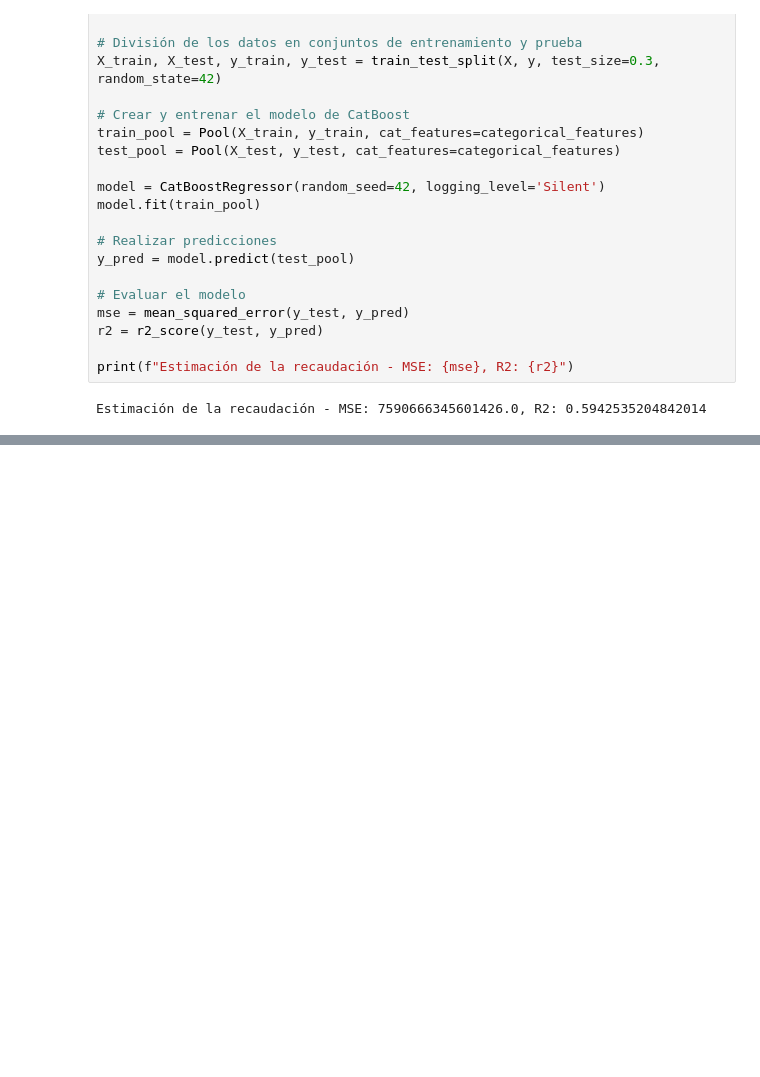
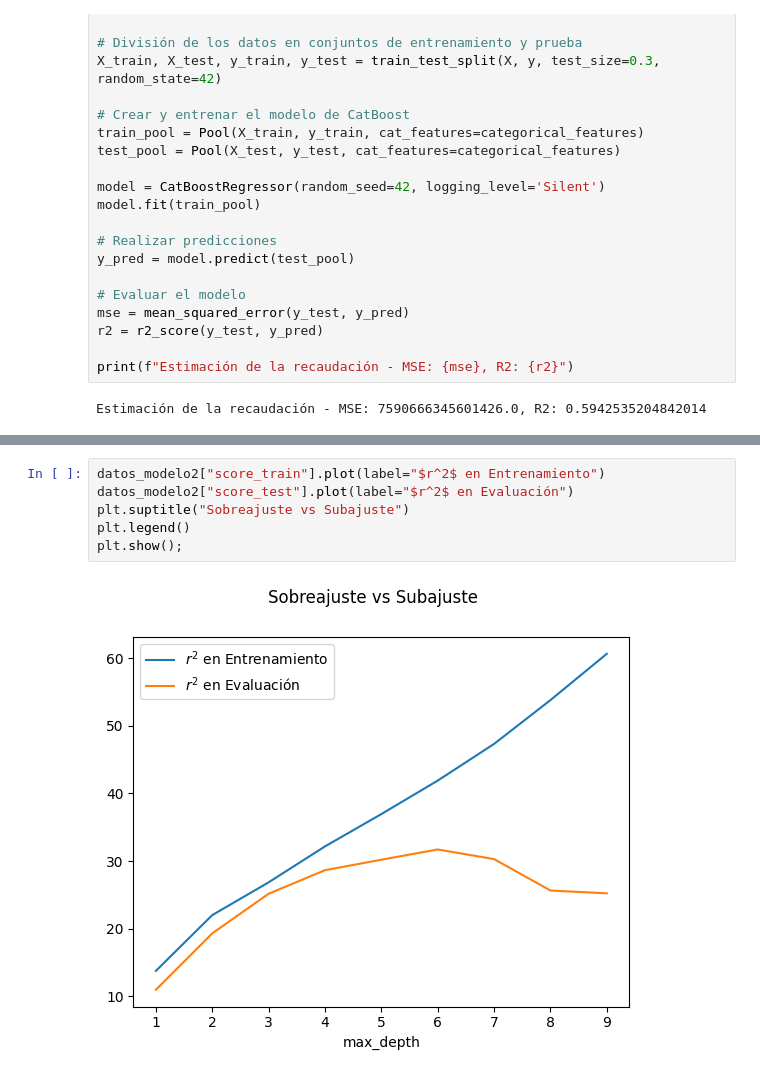
Before and after one commit to cesargar1507/DatasetsUB, a Jupyter notebook: M6_AI1_GarciaCesar.ipynb, the cells around one changed output, grey strips where cells are left out. Saved outputs shown, nothing was run; the diff lists cells and outputs as text; blank space fills up the shorter version.

```diff
--- a/M6_AI1_GarciaCesar.ipynb
+++ b/M6_AI1_GarciaCesar.ipynb
@@ -240,0 +279,8 @@ Estimación de la recaudación - MSE: 7590666345601426.0, R2: 0.5942535204842014
+# %%
+datos_modelo2["score_train"].plot(label="$r^2$ en Entrenamiento")
+datos_modelo2["score_test"].plot(label="$r^2$ en Evaluación")
+plt.suptitle("Sobreajuste vs Subajuste")
+plt.legend()
+plt.show();
+# %% [output]
+[figure, added]
```
Also changed, not shown: parts of 19 cells of this notebook.
